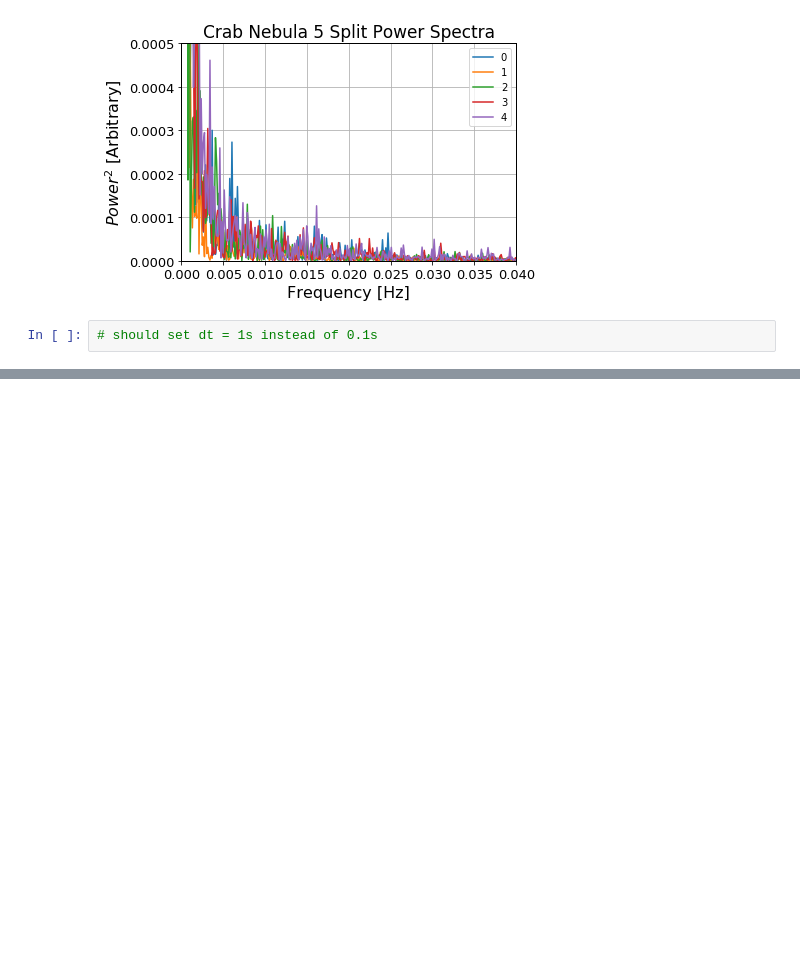
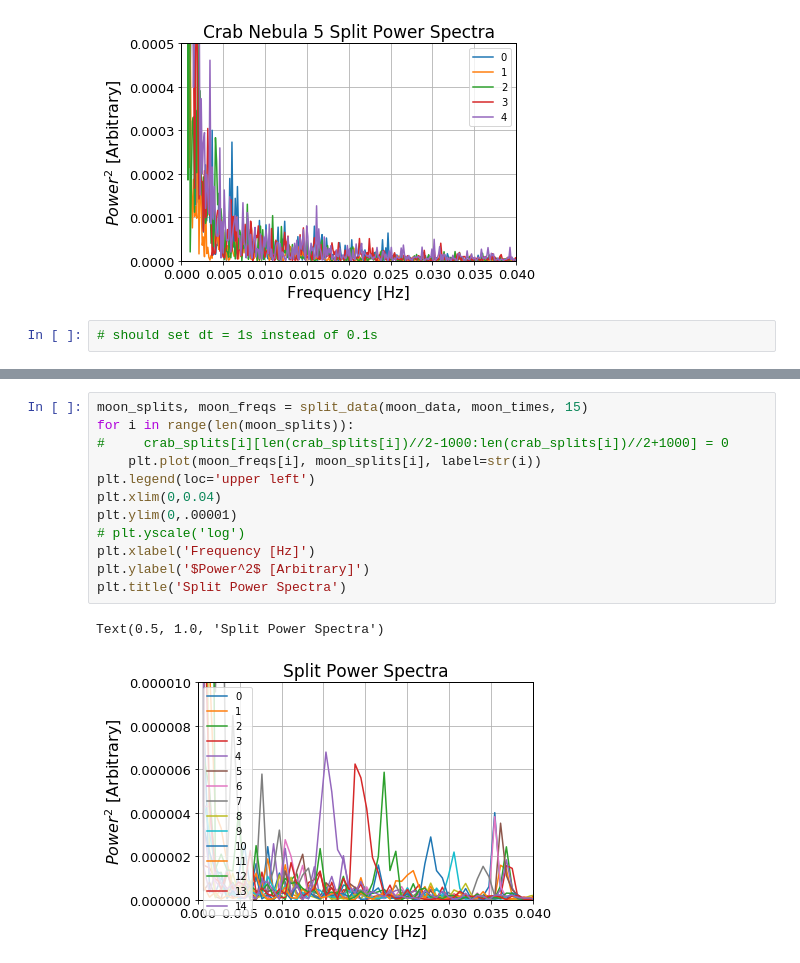
Before and after one commit to James11222/radiolab_repo, a Jupyter notebook: lab3/Emily/lab3.ipynb, the cells around one changed output, grey strips where cells are left out. Drawn from its saved outputs; the diff is of its cells as text; blank space fills up the shorter version.

```diff
--- a/lab3/Emily/lab3.ipynb
+++ b/lab3/Emily/lab3.ipynb
@@ -131,0 +139,15 @@ Text(0.5, 1.0, 'Crab Nebula 5 Split Power Spectra')
+# %%
+moon_splits, moon_freqs = split_data(moon_data, moon_times, 15)
+for i in range(len(moon_splits)):
+#     crab_splits[i][len(crab_splits[i])//2-1000:len(crab_splits[i])//2+1000] = 0
+    plt.plot(moon_freqs[i], moon_splits[i], label=str(i))
+plt.legend(loc='upper left')
+plt.xlim(0,0.04)
+plt.ylim(0,.00001)
+# plt.yscale('log')
+plt.xlabel('Frequency [Hz]')
+plt.ylabel('$Power^2$ [Arbitrary]')
+plt.title('Split Power Spectra')
+# %% [output]
+Text(0.5, 1.0, 'Split Power Spectra')
+[figure, added]
```
Also changed, not shown: parts of 2 cells of this notebook, 3 other files.
